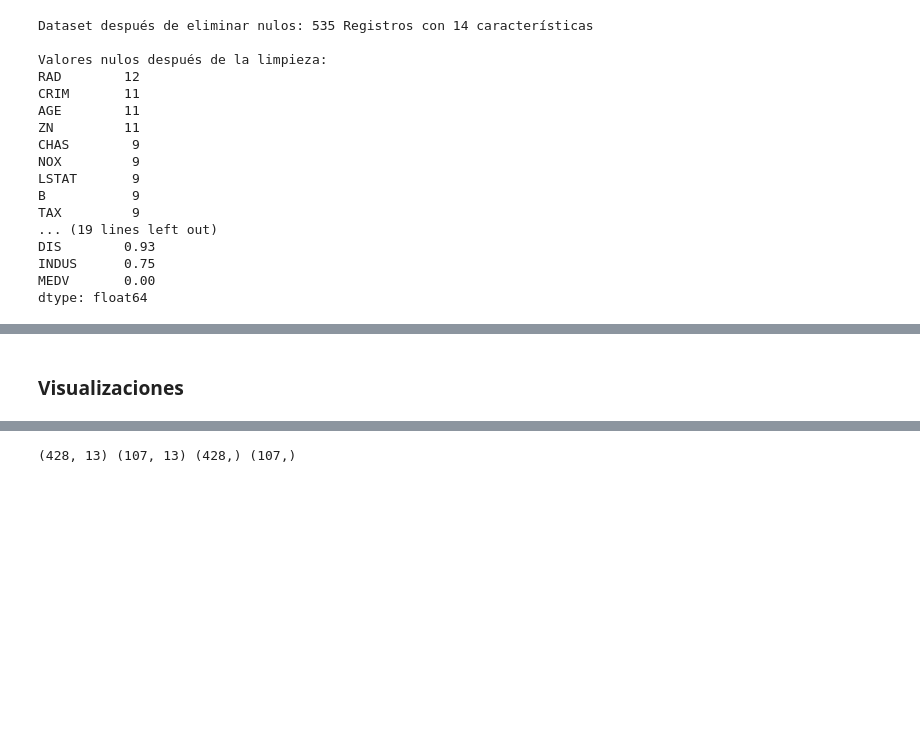
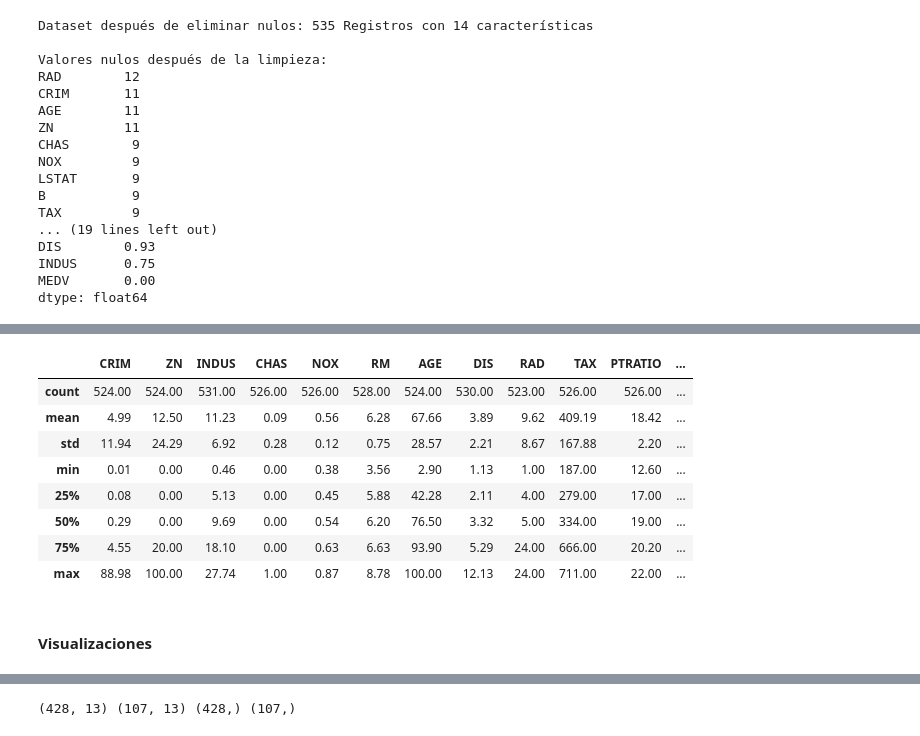
Before and after one commit to AlvaTF/TP-AA1-Ruiz-Toledo-Mendoza, a Jupyter notebook: TP_1/TP-regresion-AA1.ipynb, the cells around one changed output, grey strips where cells are left out. Drawn from its saved outputs; the diff is of its cells as text; code cells hidden in the pictures; blank space fills up the shorter version.

```diff
--- a/TP_1/TP-regresion-AA1.ipynb
+++ b/TP_1/TP-regresion-AA1.ipynb
@@ -141,5 +134,17 @@ data_orig.describe()
+# %%
+round(data_orig.describe(), 2)
+# %% [output]
+|  | CRIM | ZN | INDUS | CHAS | NOX | RM | AGE | DIS | RAD | TAX | PTRATIO | ... |
+| count | 524.00 | 524.00 | 531.00 | 526.00 | 526.00 | 528.00 | 524.00 | 530.00 | 523.00 | 526.00 | 526.00 | ... |
+| mean | 4.99 | 12.50 | 11.23 | 0.09 | 0.56 | 6.28 | 67.66 | 3.89 | 9.62 | 409.19 | 18.42 | ... |
+| std | 11.94 | 24.29 | 6.92 | 0.28 | 0.12 | 0.75 | 28.57 | 2.21 | 8.67 | 167.88 | 2.20 | ... |
+| min | 0.01 | 0.00 | 0.46 | 0.00 | 0.38 | 3.56 | 2.90 | 1.13 | 1.00 | 187.00 | 12.60 | ... |
+| 25% | 0.08 | 0.00 | 5.13 | 0.00 | 0.45 | 5.88 | 42.28 | 2.11 | 4.00 | 279.00 | 17.00 | ... |
+| 50% | 0.29 | 0.00 | 9.69 | 0.00 | 0.54 | 6.20 | 76.50 | 3.32 | 5.00 | 334.00 | 19.00 | ... |
+| 75% | 4.55 | 20.00 | 18.10 | 0.00 | 0.63 | 6.63 | 93.90 | 5.29 | 24.00 | 666.00 | 20.20 | ... |
+| max | 88.98 | 100.00 | 27.74 | 1.00 | 0.87 | 8.78 | 100.00 | 12.13 | 24.00 | 711.00 | 22.00 | ... |
 # %% [markdown]
-### Visualizaciones
+#### Visualizaciones
 # %%
 plt.figure(figsize=(8, 4))
 sns.histplot(data_orig['MEDV'], kde=True, bins=30)
```
Also changed, not shown: parts of 18 cells of this notebook.
